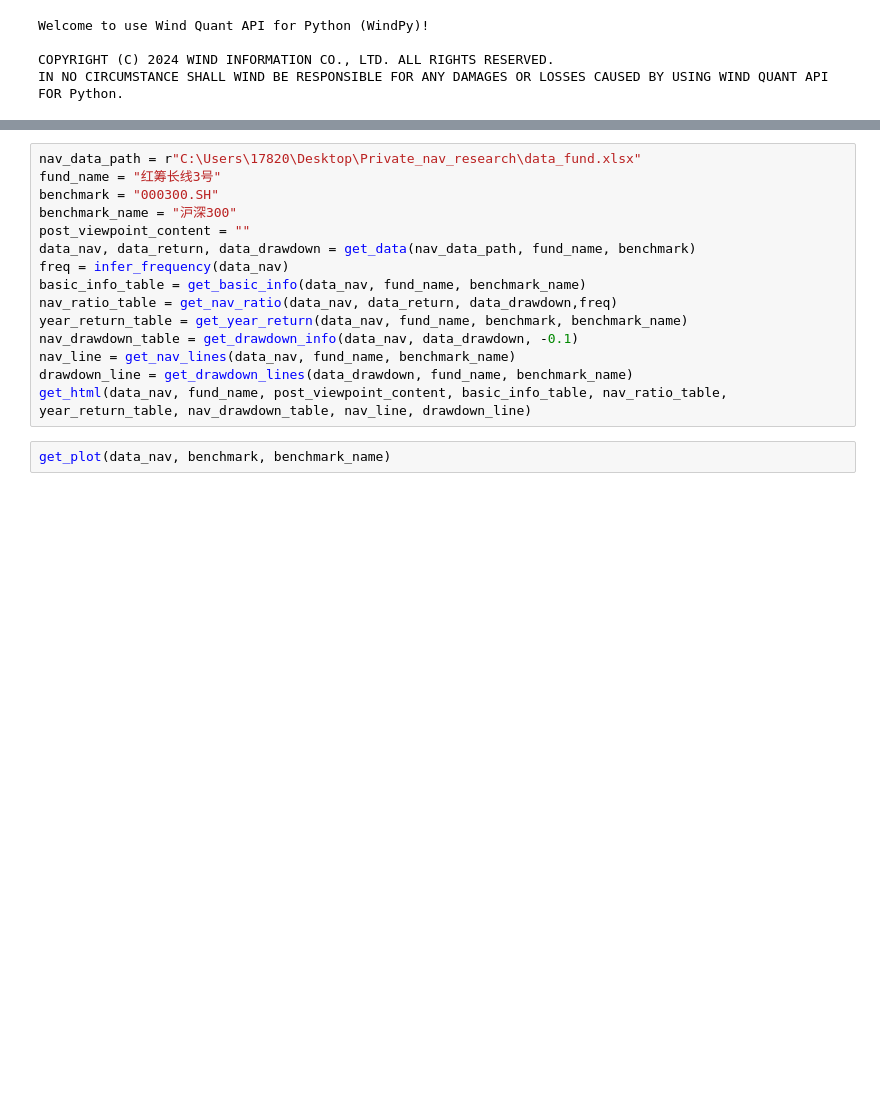
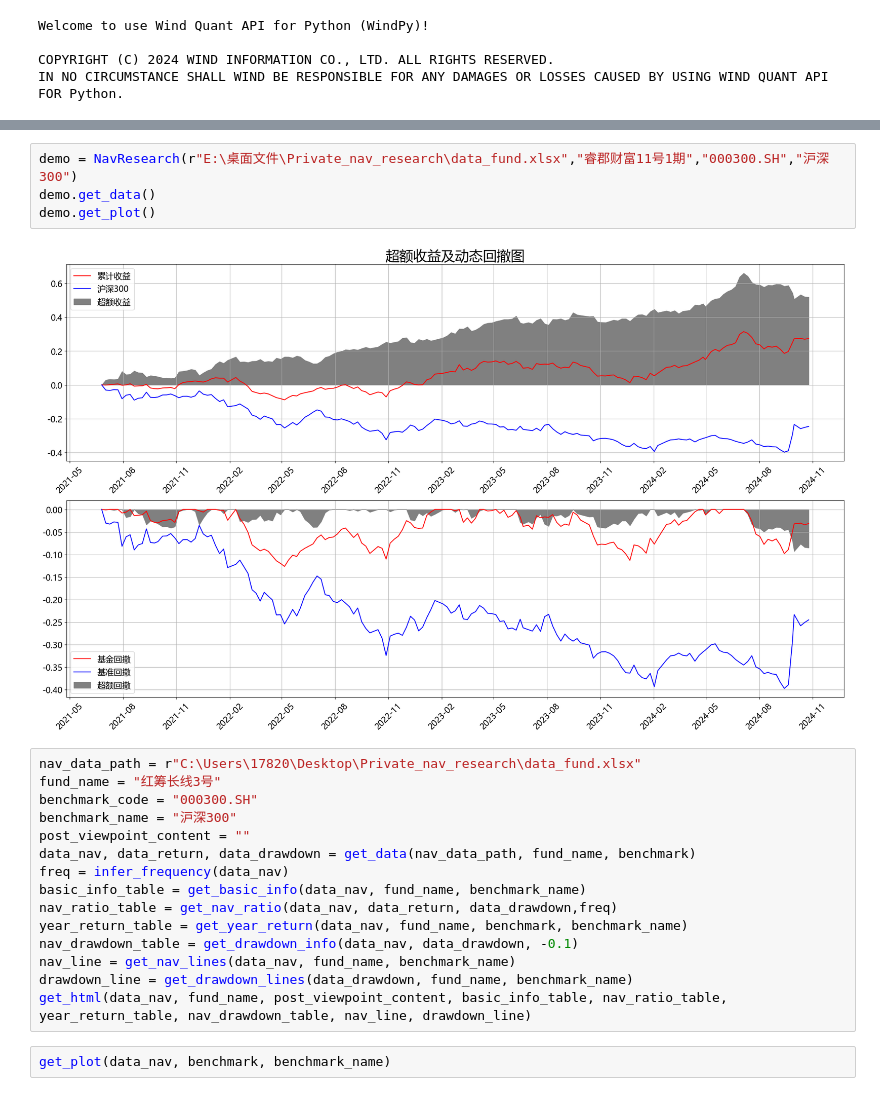
Before and after one commit to Slow-birds/Private_nav_research, a Jupyter notebook: main.ipynb, the cells around one changed output, grey strips where cells are left out. Cells and saved outputs as stored; diff of their text form; blank space fills up the shorter version.

```diff
--- a/main.ipynb
+++ b/main.ipynb
@@ -148,7 +149,13 @@ class NavResearch:
+# %%
+demo = NavResearch(r"E:\桌面文件\Private_nav_research\data_fund.xlsx","睿郡财富11号1期","000300.SH","沪深300")
+demo.get_data()
+demo.get_plot()
+# %% [output]
+[figure, added]
 # %%
 nav_data_path = r"C:\Users\17820\Desktop\Private_nav_research\data_fund.xlsx"
 fund_name = "红筹长线3号"
-benchmark = "000300.SH"
+benchmark_code = "000300.SH"
 benchmark_name = "沪深300"
 post_viewpoint_content = ""
 data_nav, data_return, data_drawdown = get_data(nav_data_path, fund_name, benchmark)
```
Also changed, not shown: parts of 3 cells of this notebook.
